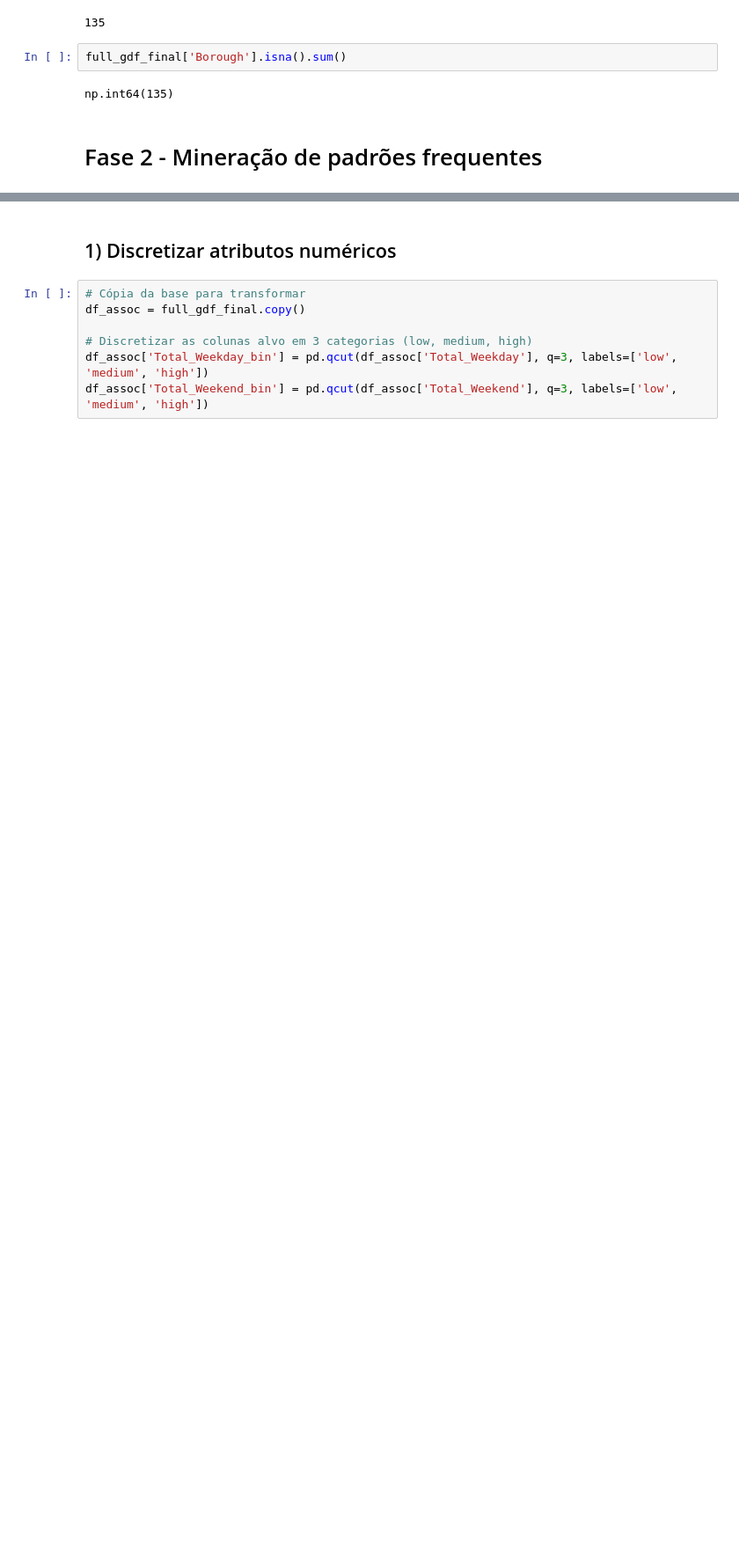
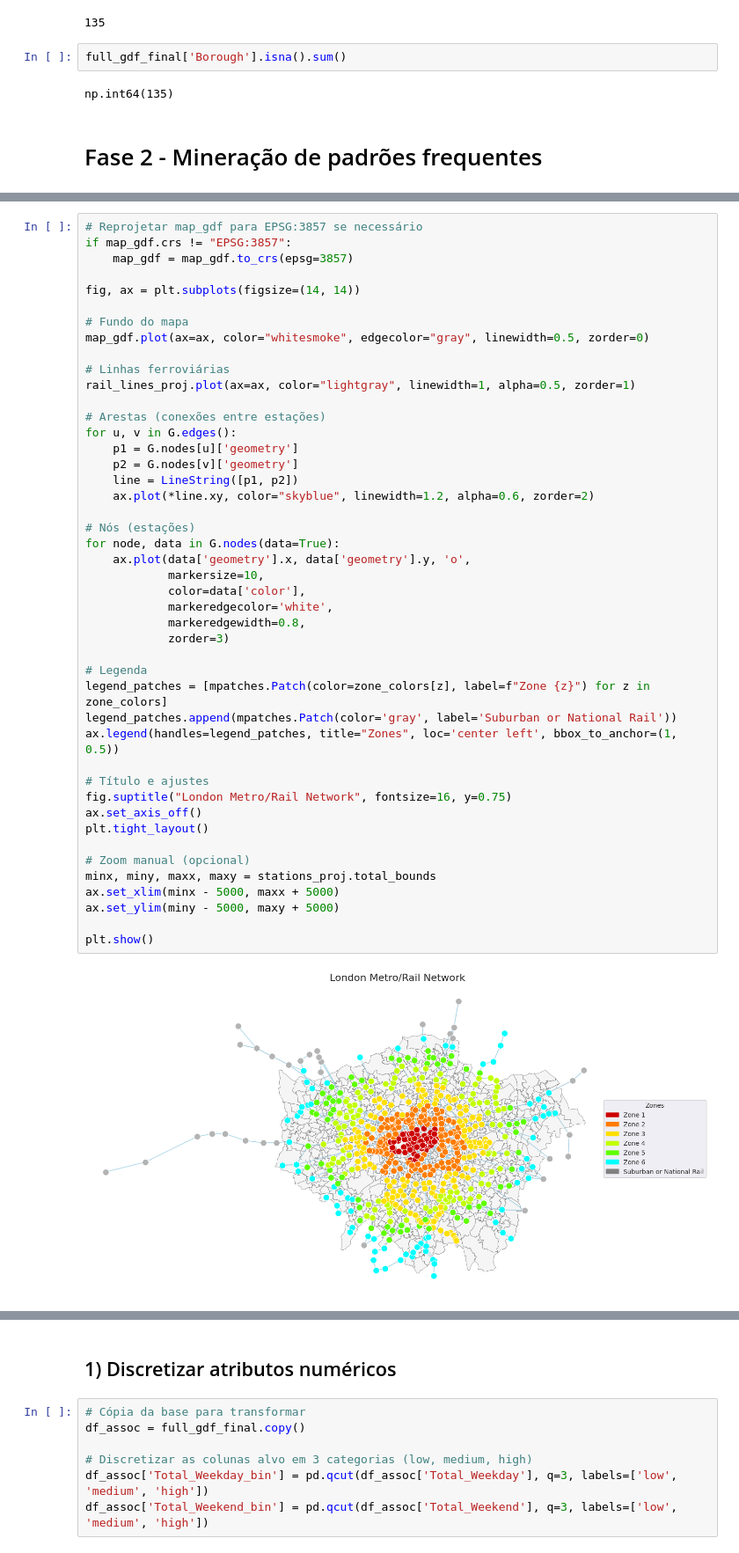
Before and after one commit to gabrielxcosta/PCC142---Data-Mining, a Jupyter notebook: Project/projeto_MD_Gabriel.ipynb, the cells around one changed output, grey strips where cells are left out. Shown at 88% size. Cells and saved outputs as stored; diff of their text form; blank space fills up the shorter version.

```diff
--- a/Project/projeto_MD_Gabriel.ipynb
+++ b/Project/projeto_MD_Gabriel.ipynb
@@ -909,0 +1094,47 @@ plt.show()
+# %%
+# Reprojetar map_gdf para EPSG:3857 se necessário
+if map_gdf.crs != "EPSG:3857":
+    map_gdf = map_gdf.to_crs(epsg=3857)
+
+fig, ax = plt.subplots(figsize=(14, 14))
+
+# Fundo do mapa
+map_gdf.plot(ax=ax, color="whitesmoke", edgecolor="gray", linewidth=0.5, zorder=0)
+
+# Linhas ferroviárias
+rail_lines_proj.plot(ax=ax, color="lightgray", linewidth=1, alpha=0.5, zorder=1)
+
+# Arestas (conexões entre estações)
+for u, v in G.edges():
+    p1 = G.nodes[u]['geometry']
+    p2 = G.nodes[v]['geometry']
+    line = LineString([p1, p2])
+    ax.plot(*line.xy, color="skyblue", linewidth=1.2, alpha=0.6, zorder=2)
+
+# Nós (estações)
+for node, data in G.nodes(data=True):
+    ax.plot(data['geometry'].x, data['geometry'].y, 'o',
+            markersize=10,
+            color=data['color'],
+            markeredgecolor='white',
+            markeredgewidth=0.8,
+            zorder=3)
+
+# Legenda
+legend_patches = [mpatches.Patch(color=zone_colors[z], label=f"Zone {z}") for z in zone_colors]
+legend_patches.append(mpatches.Patch(color='gray', label='Suburban or National Rail'))
+ax.legend(handles=legend_patches, title="Zones", loc='center left', bbox_to_anchor=(1, 0.5))
+
+# Título e ajustes
+fig.suptitle("London Metro/Rail Network", fontsize=16, y=0.75)
+ax.set_axis_off()
+plt.tight_layout()
+
+# Zoom manual (opcional)
+minx, miny, maxx, maxy = stations_proj.total_bounds
+ax.set_xlim(minx - 5000, maxx + 5000)
+ax.set_ylim(miny - 5000, maxy + 5000)
+
+plt.show()
+# %% [output]
+[figure, added]
```
Also changed, not shown: parts of 31 cells of this notebook.
